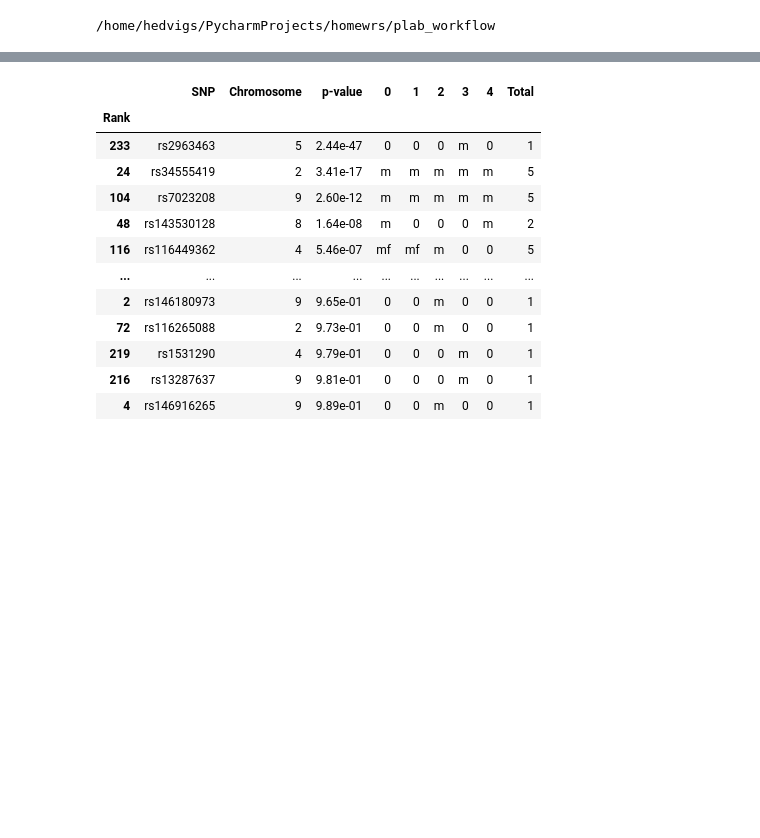
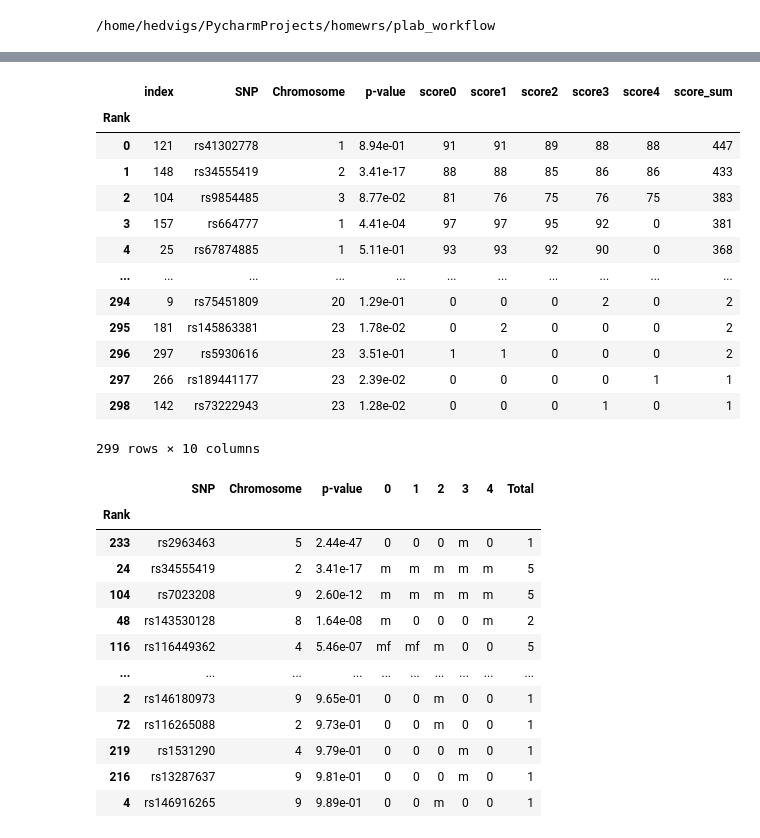
Before and after one commit to PerinatalLab/ml_genetics, a Jupyter notebook: workflow/scripts/tables/meta_tables.ipynb, the cells around one changed output, grey strips where cells are left out. Cells and saved outputs as stored; diff of their text form; code cells hidden in the pictures; blank space fills up the shorter version.

```diff
--- a/workflow/scripts/tables/meta_tables.ipynb
+++ b/workflow/scripts/tables/meta_tables.ipynb
@@ -130,0 +121,19 @@ snp_list_pval
+# %%
+snp_rank = pd.DataFrame({
+    "snps_0": snps_0m,
+    "snps_1": snps_1m,
+    "snps_2": snps_2m,
+    "snps_3": snps_3m,
+    "snps_4": snps_4m,
+    })
+snp_rank.index.name="Rank"
+snp_rank.reset_index(inplace=True)
+# reverse the rank to create a score
+snp_rank['Score'] = 100-snp_rank["Rank"]
+snpr_0 = snp_rank.set_index("snps_0")
+snpr_1 = snp_rank.set_index("snps_1")
+snpr_2 = snp_rank.set_index("snps_2")
+snpr_3 = snp_rank.set_index("snps_3")
+snpr_4 = snp_rank.set_index("snps_4")
+
+snpr_0
@@ -131,3 +155,37 @@ snp_list_pval
+# %%
+snp_m = pd.DataFrame()
+all_snps = set(snps_0m + snps_1m + snps_2m + snps_3m + snps_4m )
+snp_m['SNP'] = list(all_snps)
+snp_m['Chromosome'] = snp_m['SNP'].apply(lambda x: snp_list_pval.loc[x, 'CHR'] if x in snp_list_pval.index else np.nan)
+snp_m['p-value'] = snp_m['SNP'].apply(lambda x: snp_list_pval.loc[x, 'P'] if x in snp_list_pval.index else np.nan)
+
+snp_m['score0'] = snp_m['SNP'].apply(lambda x: snpr_0.loc[x, "Score"] if x in snpr_0.index else 0)
+snp_m['score1'] = snp_m['SNP'].apply(lambda x: snpr_1.loc[x, "Score"] if x in snpr_1.index else 0)
+snp_m['score2'] = snp_m['SNP'].apply(lambda x: snpr_2.loc[x, "Score"] if x in snpr_2.index else 0)
+snp_m['score3'] = snp_m['SNP'].apply(lambda x: snpr_3.loc[x, "Score"] if x in snpr_3.index else 0)
+snp_m['score4'] = snp_m['SNP'].apply(lambda x: snpr_4.loc[x, "Score"] if x in snpr_4.index else 0)
+score_cols = ['score0', 'score1', 'score2', 'score3', 'score4']
+snp_m['score_sum'] = snp_m[score_cols].apply(lambda row: np.sum(row), axis=1)
+snp_m.sort_values('score_sum', ascending=False, inplace=True)
+snp_m.reset_index(inplace=True)
+#snp_m.set_index('score_sum', inplace=True)
+snp_m.index.name="Rank"
+snp_m
+# %% [output]
+|  | index | SNP | Chromosome | p-value | score0 | score1 | score2 | score3 | score4 | score_sum |
+| Rank |  |  |  |  |  |  |  |  |  |  |
+| 0 | 121 | rs41302778 | 1 | 8.94e-01 | 91 | 91 | 89 | 88 | 88 | 447 |
+| 1 | 148 | rs34555419 | 2 | 3.41e-17 | 88 | 88 | 85 | 86 | 86 | 433 |
+| 2 | 104 | rs9854485 | 3 | 8.77e-02 | 81 | 76 | 75 | 76 | 75 | 383 |
+| 3 | 157 | rs664777 | 1 | 4.41e-04 | 97 | 97 | 95 | 92 | 0 | 381 |
+| 4 | 25 | rs67874885 | 1 | 5.11e-01 | 93 | 93 | 92 | 90 | 0 | 368 |
+| ... | ... | ... | ... | ... | ... | ... | ... | ... | ... | ... |
+| 294 | 9 | rs75451809 | 20 | 1.29e-01 | 0 | 0 | 0 | 2 | 0 | 2 |
+| 295 | 181 | rs145863381 | 23 | 1.78e-02 | 0 | 2 | 0 | 0 | 0 | 2 |
+| 296 | 297 | rs5930616 | 23 | 3.51e-01 | 1 | 1 | 0 | 0 | 0 | 2 |
+| 297 | 266 | rs189441177 | 23 | 2.39e-02 | 0 | 0 | 0 | 0 | 1 | 1 |
+| 298 | 142 | rs73222943 | 23 | 1.28e-02 | 0 | 0 | 0 | 1 | 0 | 1 |
+299 rows × 10 columns
 # %%
 # Only maternal
 snp_presence = pd.DataFrame()
```
Also changed, not shown: parts of 4 cells of this notebook.
